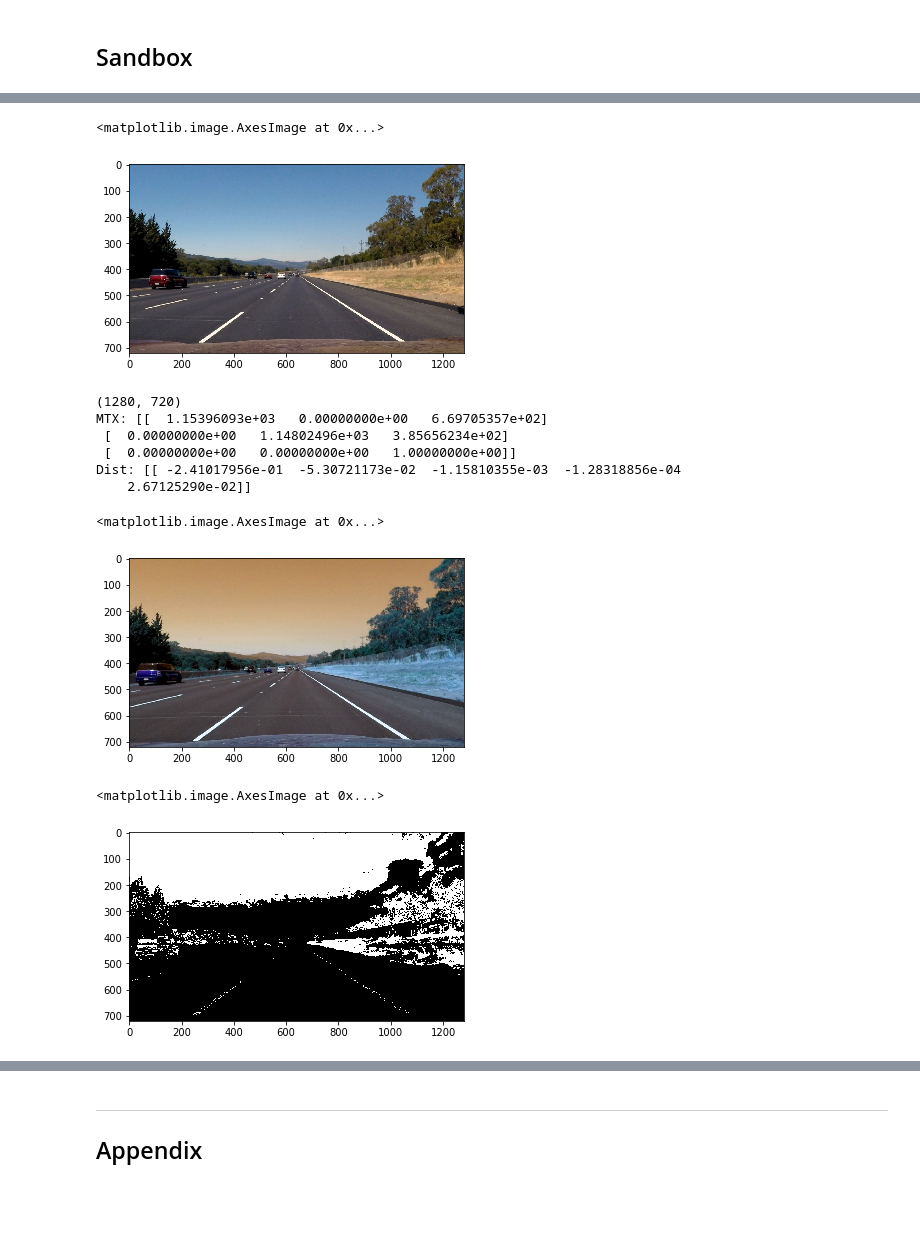
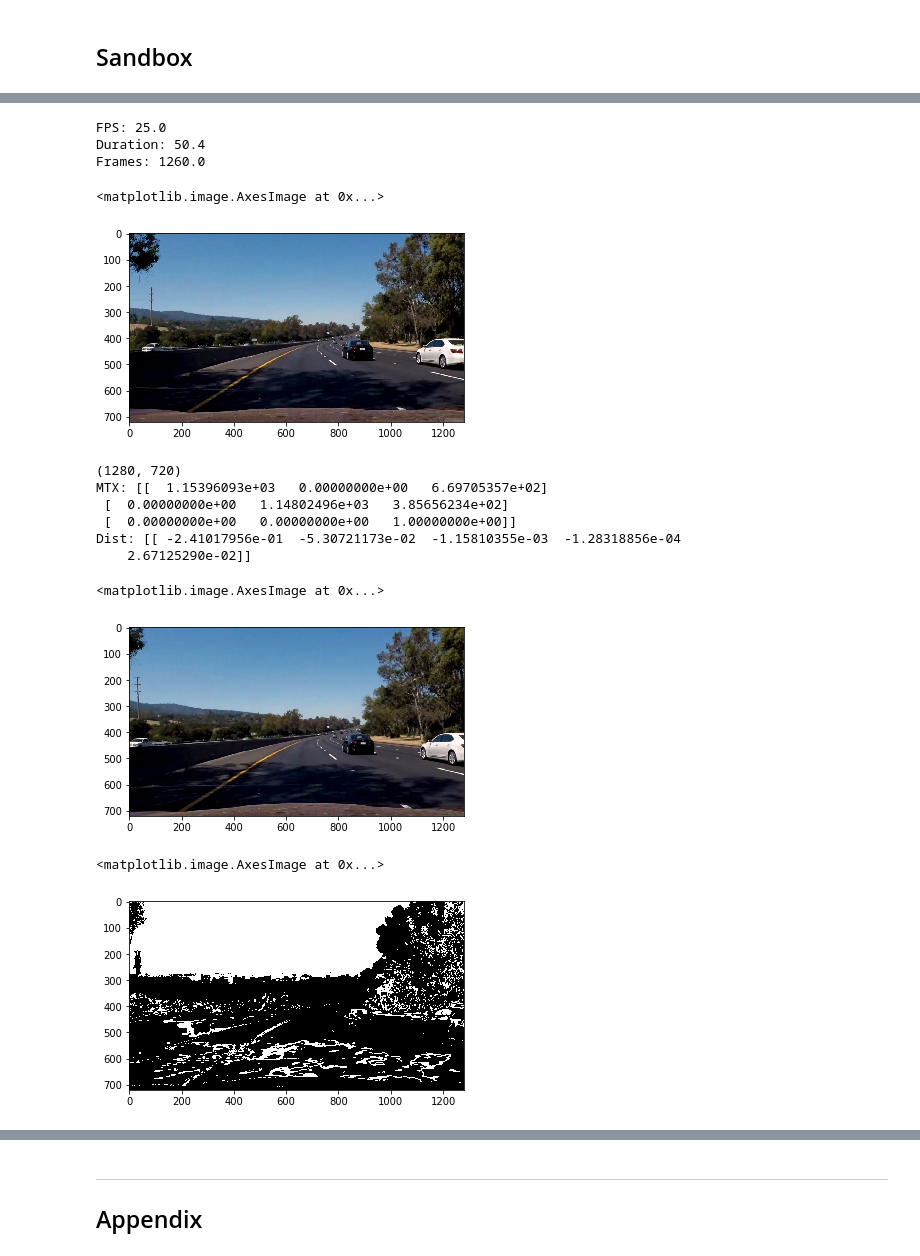
Before and after one commit to fuJiin/ND013-P4, a Jupyter notebook: sandbox.ipynb, the cells around one changed output, grey strips where cells are left out. Drawn from its saved outputs; the diff is of its cells as text; code cells hidden in the pictures; blank space fills up the shorter version.

Commit message:
Updated video and writeups

```diff
--- a/sandbox.ipynb
+++ b/sandbox.ipynb
@@ -28,21 +25,31 @@ calib_paths = glob.glob('./camera_cal/*.jpg')
 obj_pts, img_pts = calibrate.collect_obj_img_pts(calib_paths)
 # %%
 # Get test image
-test_image = cv2.imread('./test_images/straight_lines2.jpg')
+# test_image = cv2.imread('./test_images/straight_lines2.jpg')
 # test_image = cv2.imread('./test_images/test6.jpg')
 
-# clip = VideoFileClip('./project_video.mp4')
-# print('FPS: {}'.format(clip.fps))
-# print('Duration: {}'.format(clip.duration))
-# print('Frames: {}'.format(clip.fps * clip.duration))
+# rgb = cv2.cvtColor(test_image, cv2.COLOR_BGR2RGB)
+# plt.imshow(rgb, cmap='gray')
 
-# test_image = clip.get_frame(41.88)
+clip = VideoFileClip('./project_video.mp4')
+print('FPS: {}'.format(clip.fps))
+print('Duration: {}'.format(clip.duration))
+print('Frames: {}'.format(clip.fps * clip.duration))
 
-rgb = cv2.cvtColor(test_image, cv2.COLOR_BGR2RGB)
-plt.imshow(rgb, cmap='gray')
+# test_image = clip.get_frame(0)
+test_image = clip.get_frame(41.88)
+# test_image = clip.get_frame(24.52)
+# test_image = clip.get_frame(.76)
+# test_image = clip.get_frame(6.12)
+# test_image = clip.get_frame(30.24)
+# test_image = clip.get_frame(30.48)
+plt.imshow(test_image, cmap='gray')
 # %% [output]
-<matplotlib.image.AxesImage at 0x...>
+FPS: 25.0
+Duration: 50.4
+Frames: 1260.0
+<matplotlib.image.AxesImage at 0x...>
-[figure, old version]
+[figure, new version]
 # %%
 # Undistort image
 img_size = (test_image.shape[1], test_image.shape[0])
@@ -55,6 +62,7 @@ undistort = calibrate.undistort(test_image, mtx, dist)
 undistort_rgb = cv2.cvtColor(undistort, cv2.COLOR_BGR2RGB)
 
 plt.imshow(undistort, cmap='gray')
+# plt.imshow(undistort_rgb, cmap='gray')
 # %% [output]
 (1280, 720)
 MTX: [[  1.15396093e+03   0.00000000e+00   6.69705357e+02]
@@ -63,7 +71,7 @@ MTX: [[  1.15396093e+03   0.00000000e+00   6.69705357e+02]
 Dist: [[ -2.41017956e-01  -5.30721173e-02  -1.15810355e-03  -1.28318856e-04
     2.67125290e-02]]
 <matplotlib.image.AxesImage at 0x...>
-[figure, old version]
+[figure, new version]
 # %%
 # Color space
 
@@ -71,4 +79,4 @@ hls = binary.hls_select(undistort, ch_filter=2, thresh=(90, 190))
 plt.imshow(hls, cmap='gray')
 # %% [output]
 <matplotlib.image.AxesImage at 0x...>
-[figure, old version]
+[figure, new version]
```
Also changed, not shown: parts of 24 cells of this notebook, 3 other files.
